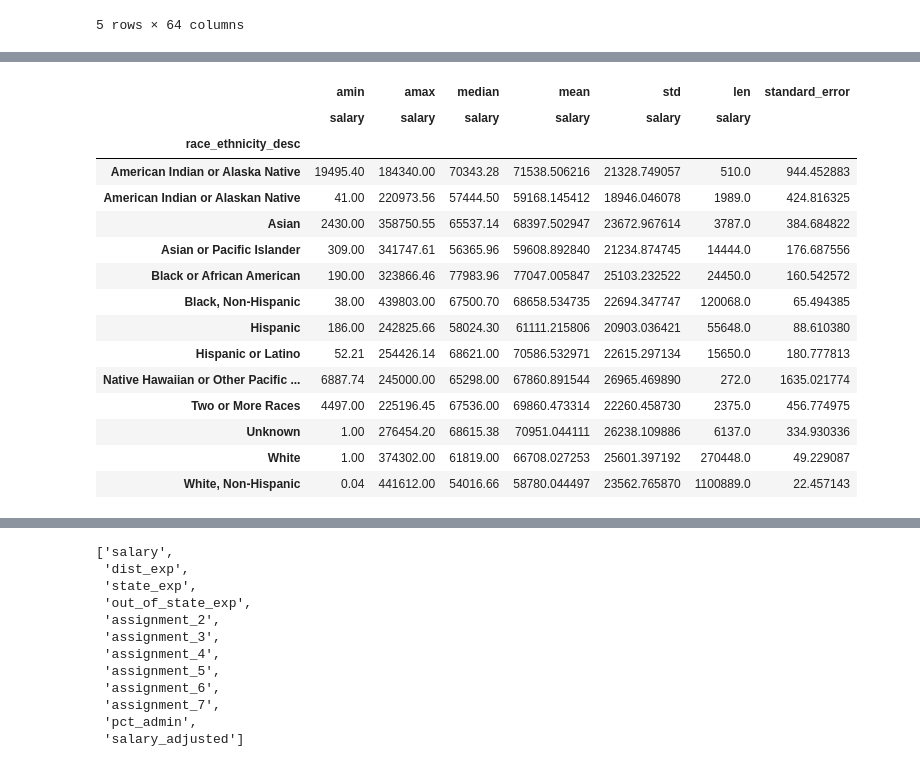
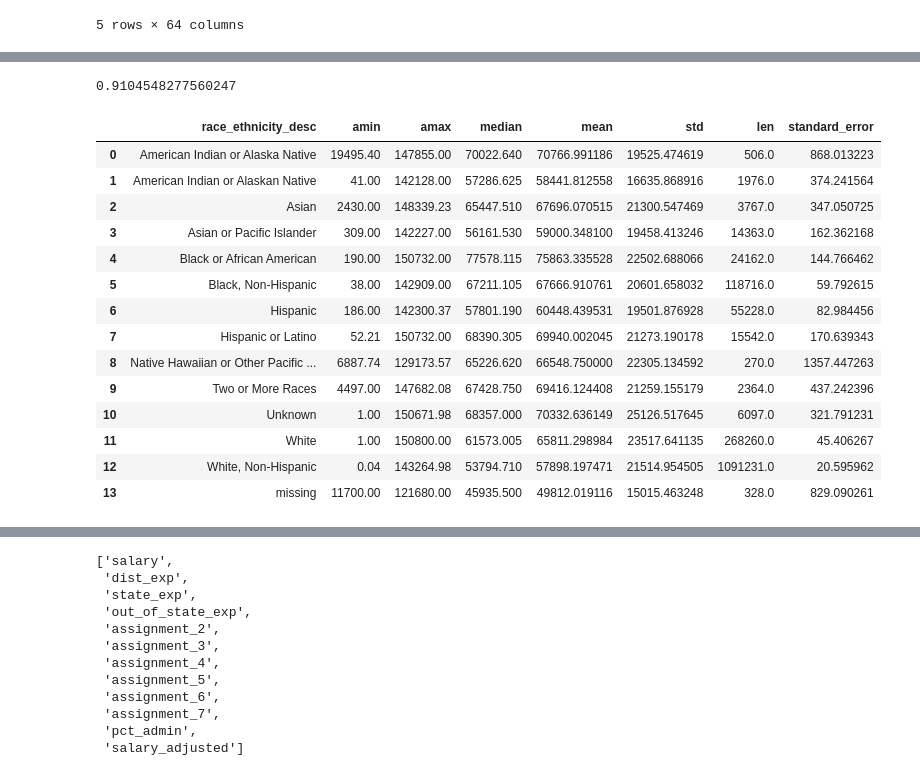
Before and after one commit to obxkid413/DSC-672_Project, a Jupyter notebook: DSC_672_Notebook_Jon.ipynb, the cells around one changed output, grey strips where cells are left out. Saved outputs shown, nothing was run; the diff lists cells and outputs as text; code cells hidden in the pictures.

Commit message:
ttests added in code

```diff
--- a/DSC_672_Notebook_Jon.ipynb
+++ b/DSC_672_Notebook_Jon.ipynb
@@ -85,0 +87,8 @@ year -- object 0
+# %%
+##Convert isnull values to 'missing' if variable is object, and -9 if variable is float64 or int64
+for i in master_df.columns:
+    if master_df[i].dtype=='object':
+        master_df[i].fillna("missing", inplace = True)
+    else:
+        if master_df[i].dtype=='float64' or master_df[i].dtype=='int':
+            master_df[i].fillna(-9, inplace=True)
@@ -172,9 +198,9 @@ sns.boxplot(x="year", y="salary", data=master_df)
 #!pip install cpi
 #import cpi
 
-#cpi.update()
+cpi.update()
 
-#cpi.inflate(100, 1950)
+cpi.inflate(100, 1950)
 
 master_df.year=master_df.year.astype(int)
 
@@ -191,0 +230,5 @@ master_df.head()
+# %%
+
+master_df=master_df.loc[master_df['salary_adjusted']<=165000]
+master_df['salary_adjusted'].hist().grid(False)
+plt.show()
@@ -241,24 +263,49 @@ plt.show()
+# %%
+#Test for differences above. Compare all years to 2012.
+from scipy import stats
+
+def ttest(data, groupvar, group1, group2):
+    new_data=data.copy()
+    new_data=new_data.loc[(new_data[groupvar]==group1)|(new_data[groupvar]==group2)]
+    new_data['stdsq']=new_data['std']**2
+    new_data['error']=new_data['stdsq']/new_data['len']
+    denominator=np.sqrt(new_data['error'].sum())
+    mean_diff=new_data['mean'].diff()
+    t_stat=mean_diff/denominator
+    df=data['len'].min()-1
+    pval = stats.t.sf(np.abs(t_stat), df)*2
+    if len(pval)>1:
+        return pval[1]
+    else:
+        return 1
+
+
+
+ttest(salaries_year, 'year', '2011', '2012')
+# %% [output]
+0.9104548277560247
 # %%
 #fig, ax = plt.subplots()
 #fig.set_size_inches(11.7, 8.27)
 #sns.boxplot(x="race_ethnicity_cd", y="salary", data=master_df)
 salaries_race=pd.pivot_table(data=master_df, index='race_ethnicity_desc', values='salary', aggfunc=[np.min, np.max, np.median, np.mean, np.std, len])
 salaries_race['standard_error']=salaries_race['std']/np.sqrt(salaries_race['len'])
+salaries_race.columns = salaries_race.columns.get_level_values(0)
+salaries_race=salaries_race.reset_index()
 salaries_race
 # %% [output]
-|  | amin | amax | median | mean | std | len | standard_error |
-|  | salary | salary | salary | salary | salary | salary |  |
-| race_ethnicity_desc |  |  |  |  |  |  |  |
-| American Indian or Alaska Native | 19495.40 | 184340.00 | 70343.28 | 71538.506216 | 21328.749057 | 510.0 | 944.452883 |
-| American Indian or Alaskan Native | 41.00 | 220973.56 | 57444.50 | 59168.145412 | 18946.046078 | 1989.0 | 424.816325 |
-| Asian | 2430.00 | 358750.55 | 65537.14 | 68397.502947 | 23672.967614 | 3787.0 | 384.684822 |
-| Asian or Pacific Islander | 309.00 | 341747.61 | 56365.96 | 59608.892840 | 21234.874745 | 14444.0 | 176.687556 |
-| Black or African American | 190.00 | 323866.46 | 77983.96 | 77047.005847 | 25103.232522 | 24450.0 | 160.542572 |
-| Black, Non-Hispanic | 38.00 | 439803.00 | 67500.70 | 68658.534735 | 22694.347747 | 120068.0 | 65.494385 |
-| Hispanic | 186.00 | 242825.66 | 58024.30 | 61111.215806 | 20903.036421 | 55648.0 | 88.610380 |
-| Hispanic or Latino | 52.21 | 254426.14 | 68621.00 | 70586.532971 | 22615.297134 | 15650.0 | 180.777813 |
-| Native Hawaiian or Other Pacific ... | 6887.74 | 245000.00 | 65298.00 | 67860.891544 | 26965.469890 | 272.0 | 1635.021774 |
-| Two or More Races | 4497.00 | 225196.45 | 67536.00 | 69860.473314 | 22260.458730 | 2375.0 | 456.774975 |
-| Unknown | 1.00 | 276454.20 | 68615.38 | 70951.044111 | 26238.109886 | 6137.0 | 334.930336 |
-| White | 1.00 | 374302.00 | 61819.00 | 66708.027253 | 25601.397192 | 270448.0 | 49.229087 |
-| White, Non-Hispanic | 0.04 | 441612.00 | 54016.66 | 58780.044497 | 23562.765870 | 1100889.0 | 22.457143 |
+|  | race_ethnicity_desc | amin | amax | median | mean | std | len | standard_error |
+| 0 | American Indian or Alaska Native | 19495.40 | 147855.00 | 70022.640 | 70766.991186 | 19525.474619 | 506.0 | 868.013223 |
+| 1 | American Indian or Alaskan Native | 41.00 | 142128.00 | 57286.625 | 58441.812558 | 16635.868916 | 1976.0 | 374.241564 |
+| 2 | Asian | 2430.00 | 148339.23 | 65447.510 | 67696.070515 | 21300.547469 | 3767.0 | 347.050725 |
+| 3 | Asian or Pacific Islander | 309.00 | 142227.00 | 56161.530 | 59000.348100 | 19458.413246 | 14363.0 | 162.362168 |
+| 4 | Black or African American | 190.00 | 150732.00 | 77578.115 | 75863.335528 | 22502.688066 | 24162.0 | 144.766462 |
+| 5 | Black, Non-Hispanic | 38.00 | 142909.00 | 67211.105 | 67666.910761 | 20601.658032 | 118716.0 | 59.792615 |
+| 6 | Hispanic | 186.00 | 142300.37 | 57801.190 | 60448.439531 | 19501.876928 | 55228.0 | 82.984456 |
+| 7 | Hispanic or Latino | 52.21 | 150732.00 | 68390.305 | 69940.002045 | 21273.190178 | 15542.0 | 170.639343 |
+| 8 | Native Hawaiian or Other Pacific ... | 6887.74 | 129173.57 | 65226.620 | 66548.750000 | 22305.134592 | 270.0 | 1357.447263 |
+| 9 | Two or More Races | 4497.00 | 147682.08 | 67428.750 | 69416.124408 | 21259.155179 | 2364.0 | 437.242396 |
+| 10 | Unknown | 1.00 | 150671.98 | 68357.000 | 70332.636149 | 25126.517645 | 6097.0 | 321.791231 |
+| 11 | White | 1.00 | 150800.00 | 61573.005 | 65811.298984 | 23517.641135 | 268260.0 | 45.406267 |
+| 12 | White, Non-Hispanic | 0.04 | 143264.98 | 53794.710 | 57898.197471 | 21514.954505 | 1091231.0 | 20.595962 |
+| 13 | missing | 11700.00 | 121680.00 | 45935.500 | 49812.019116 | 15015.463248 | 328.0 | 829.090261 |
```
Also changed, not shown: parts of 59 cells of this notebook.
